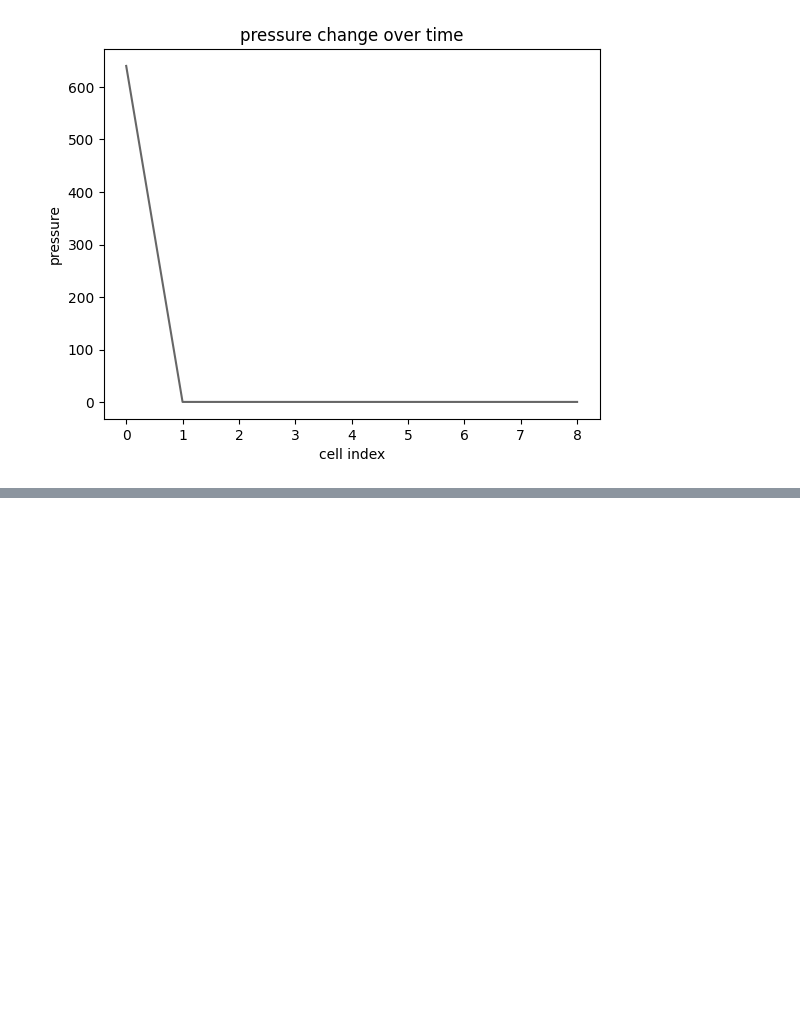
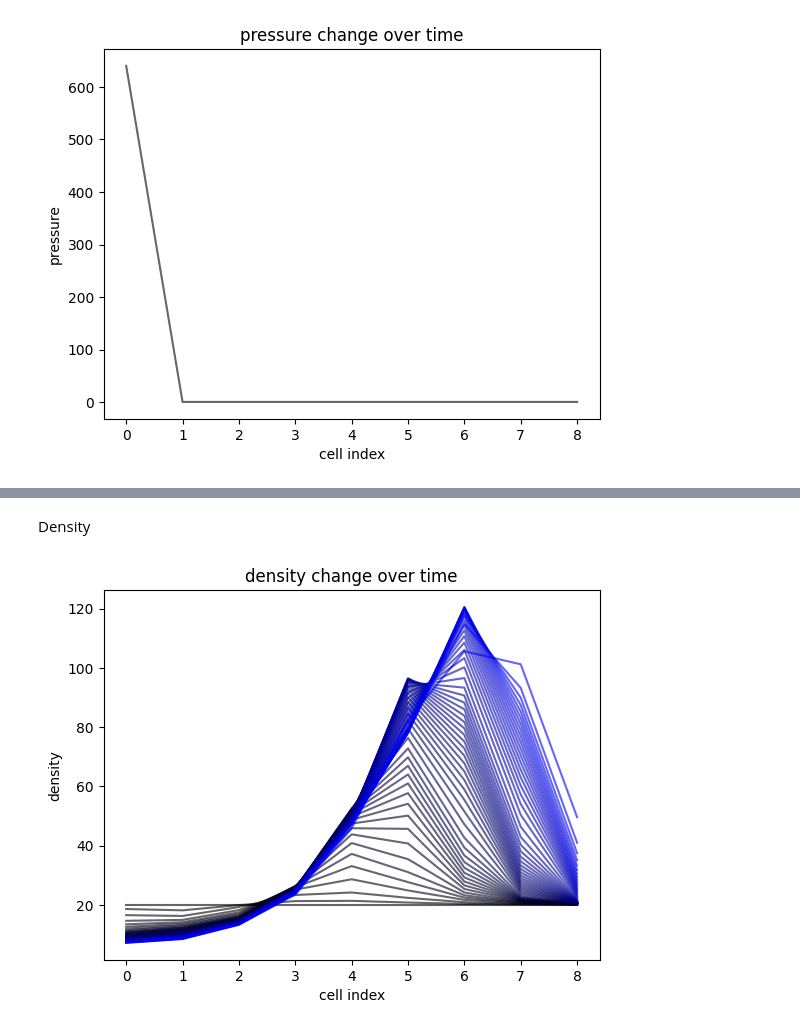
Before and after one commit to curtisjhu/notebooks, a Jupyter notebook: fusion-ignition/hydrocode.ipynb, the cells around one changed output, grey strips where cells are left out. Drawn from its saved outputs; the diff is of its cells as text; code cells hidden in the pictures; blank space fills up the shorter version.

```diff
--- a/fusion-ignition/hydrocode.ipynb
+++ b/fusion-ignition/hydrocode.ipynb
@@ -386,0 +526,15 @@ AttributeError: 'list' object has no attribute 'set_ydata'
+# %% [markdown]
+Density
+# %%
+fig, ax = plt.subplots()
+
+ax.set_xlabel("cell index")
+ax.set_ylabel("density")
+ax.set_title("density change over time")
+
+for i, vec in enumerate(density_vector):
+    ax.plot(np.arange(LEN-1), vec, LEN, alpha=0.6, c=(0, 0, i / len(density_vector)))
+
+plt.show()
+# %% [output]
+[figure, added]
```
Also changed, not shown: parts of 6 cells of this notebook, 1 other file.
